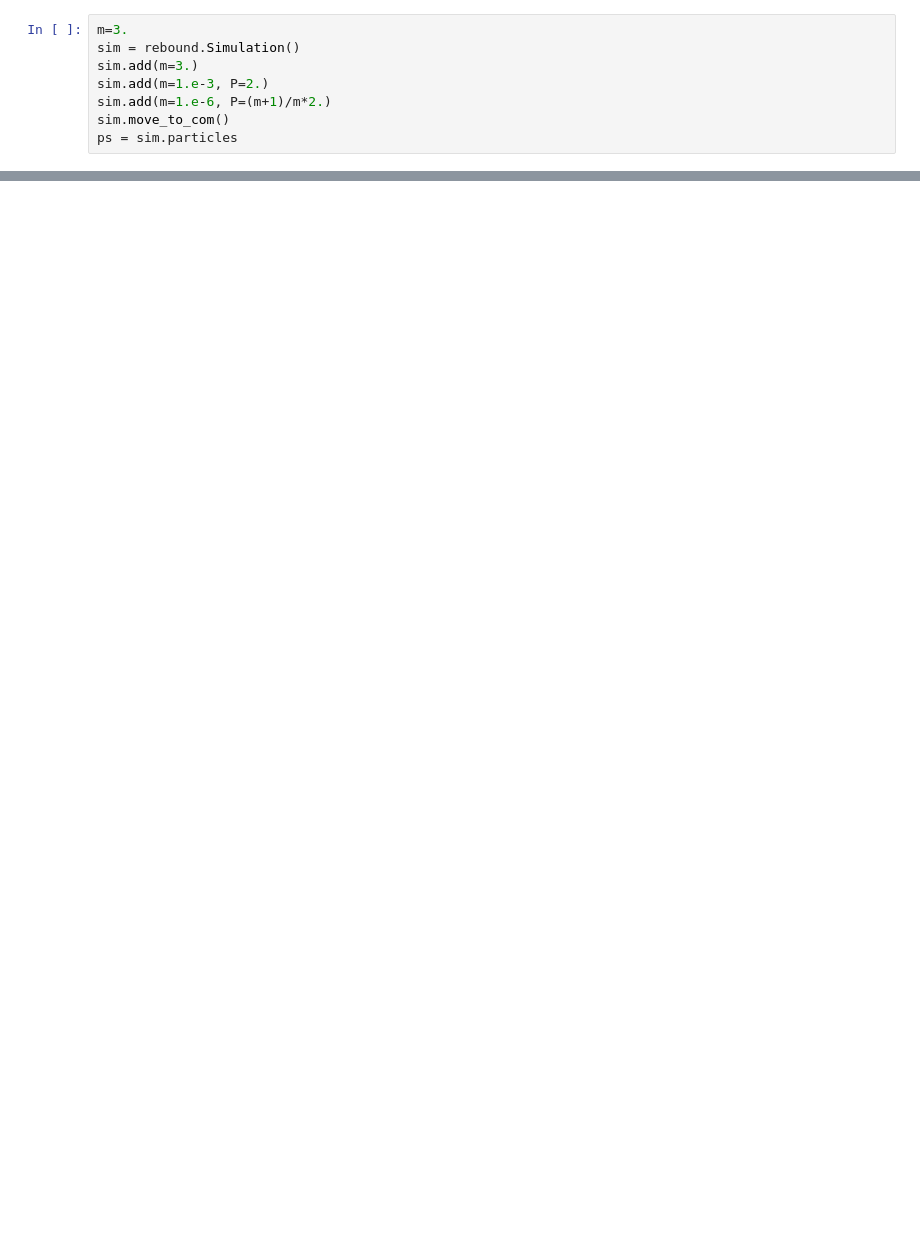
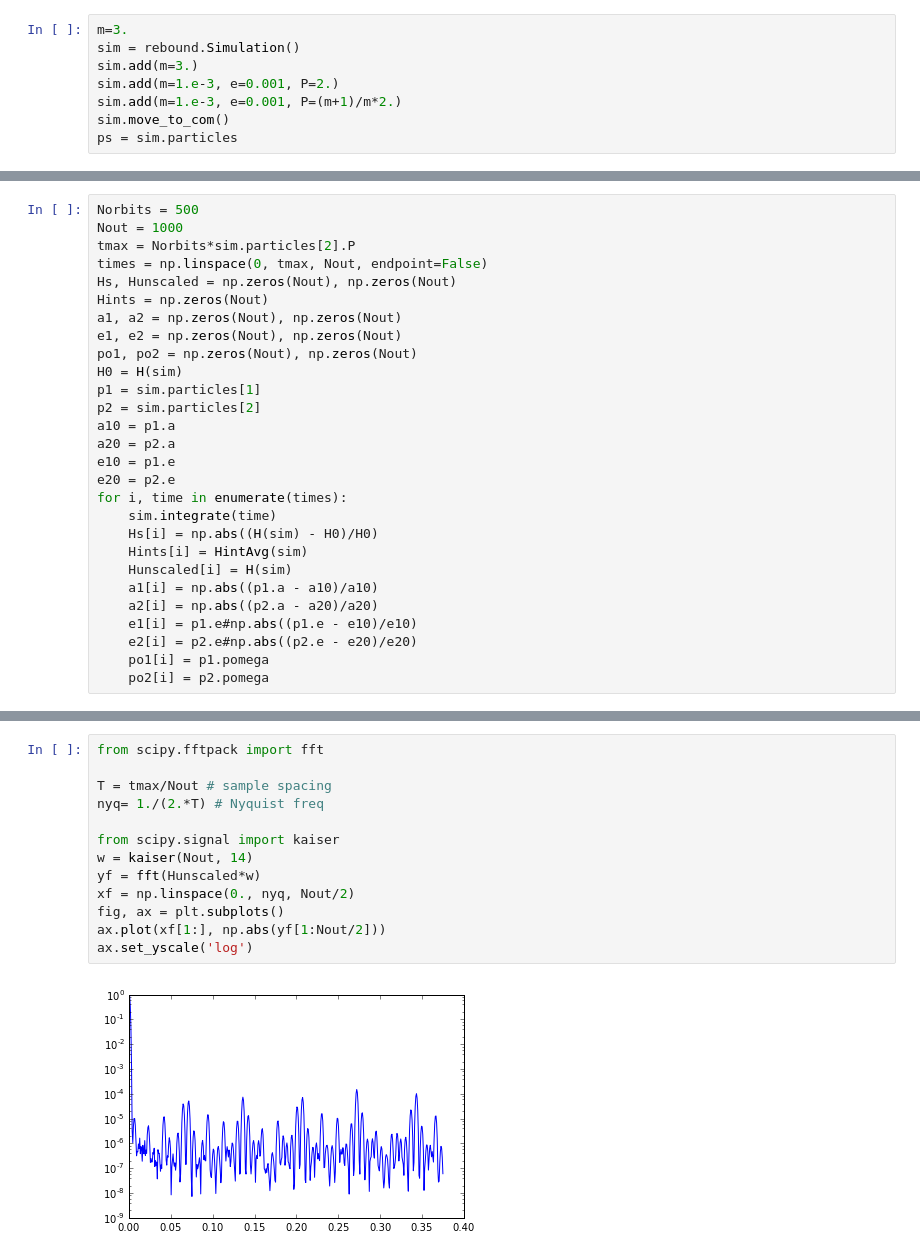
Before and after one commit to dtamayo/binder, a Jupyter notebook: 3bodyproblem.ipynb, the cells around one changed output, grey strips where cells are left out. Drawn from its saved outputs; the diff is of its cells as text; blank space fills up the shorter version.

```diff
--- a/3bodyproblem.ipynb
+++ b/3bodyproblem.ipynb
@@ -8,8 +10,8 @@ from ipywidgets import interact
 m=3.
 sim = rebound.Simulation()
 sim.add(m=3.)
-sim.add(m=1.e-3, P=2.)
-sim.add(m=1.e-6, P=(m+1)/m*2.)
+sim.add(m=1.e-3, e=0.001, P=2.)
+sim.add(m=1.e-3, e=0.001, P=(m+1)/m*2.)
 sim.move_to_com()
 ps = sim.particles
 # %%
@@ -39,0 +61,28 @@ NameError: name 'mres' is not defined
+# %%
+Norbits = 500
+Nout = 1000
+tmax = Norbits*sim.particles[2].P
+times = np.linspace(0, tmax, Nout, endpoint=False)
+Hs, Hunscaled = np.zeros(Nout), np.zeros(Nout)
+Hints = np.zeros(Nout)
+a1, a2 = np.zeros(Nout), np.zeros(Nout)
+e1, e2 = np.zeros(Nout), np.zeros(Nout)
+po1, po2 = np.zeros(Nout), np.zeros(Nout)
+H0 = H(sim)
+p1 = sim.particles[1]
+p2 = sim.particles[2]
+a10 = p1.a
+a20 = p2.a
+e10 = p1.e
+e20 = p2.e
+for i, time in enumerate(times):
+    sim.integrate(time)
+    Hs[i] = np.abs((H(sim) - H0)/H0)
+    Hints[i] = HintAvg(sim)
+    Hunscaled[i] = H(sim)
+    a1[i] = np.abs((p1.a - a10)/a10)
+    a2[i] = np.abs((p2.a - a20)/a20)
+    e1[i] = p1.e#np.abs((p1.e - e10)/e10)
+    e2[i] = p2.e#np.abs((p2.e - e20)/e20)
+    po1[i] = p1.pomega
+    po2[i] = p2.pomega
@@ -39,0 +103,15 @@ NameError: name 'mres' is not defined
+# %%
+from scipy.fftpack import fft
+
+T = tmax/Nout # sample spacing
+nyq= 1./(2.*T) # Nyquist freq
+
+from scipy.signal import kaiser
+w = kaiser(Nout, 14)
+yf = fft(Hunscaled*w)
+xf = np.linspace(0., nyq, Nout/2)
+fig, ax = plt.subplots()
+ax.plot(xf[1:], np.abs(yf[1:Nout/2]))
+ax.set_yscale('log')
+# %% [output]
+[figure, added]
```
Also changed, not shown: parts of 9 cells of this notebook.
